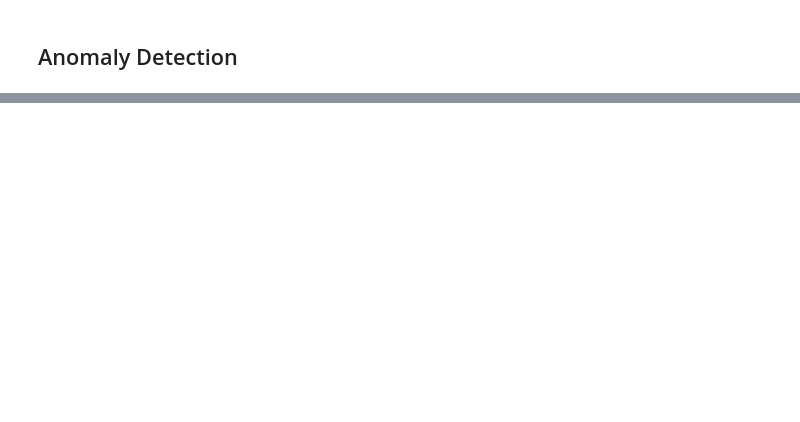
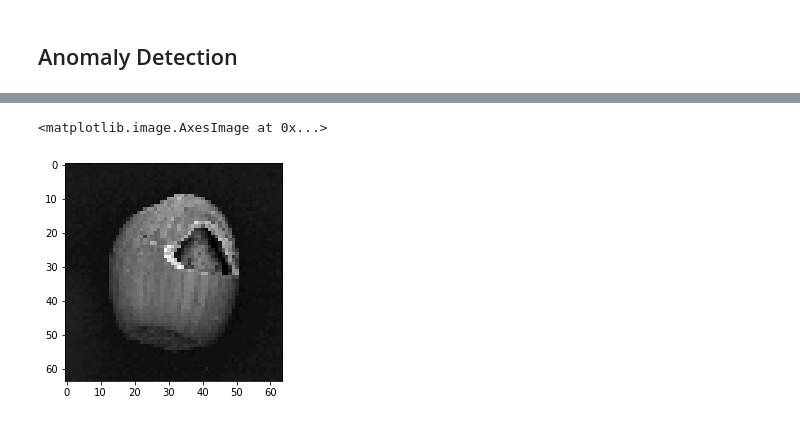
Before and after one commit to Pippo7x/AnoGAN-Keras, a Jupyter notebook: AnoGAN.ipynb, the cells around one changed output, grey strips where cells are left out. Saved outputs shown, nothing was run; the diff lists cells and outputs as text; code cells hidden in the pictures; blank space fills up the shorter version.

```diff
--- a/AnoGAN.ipynb
+++ b/AnoGAN.ipynb
@@ -114,2 +121,5 @@ plt.imshow(abs(similar_img[0, :, :, 0]-test_image[0, : ,: ,0]), cmap="Accent_r")
 # %%
-plt.imshow(t, cmap="Accent_r")
+plt.imshow(t, cmap="gray")
+# %% [output]
+<matplotlib.image.AxesImage at 0x...>
+[figure, added]
```
Also changed, not shown: parts of 13 cells of this notebook, 3 other files.
